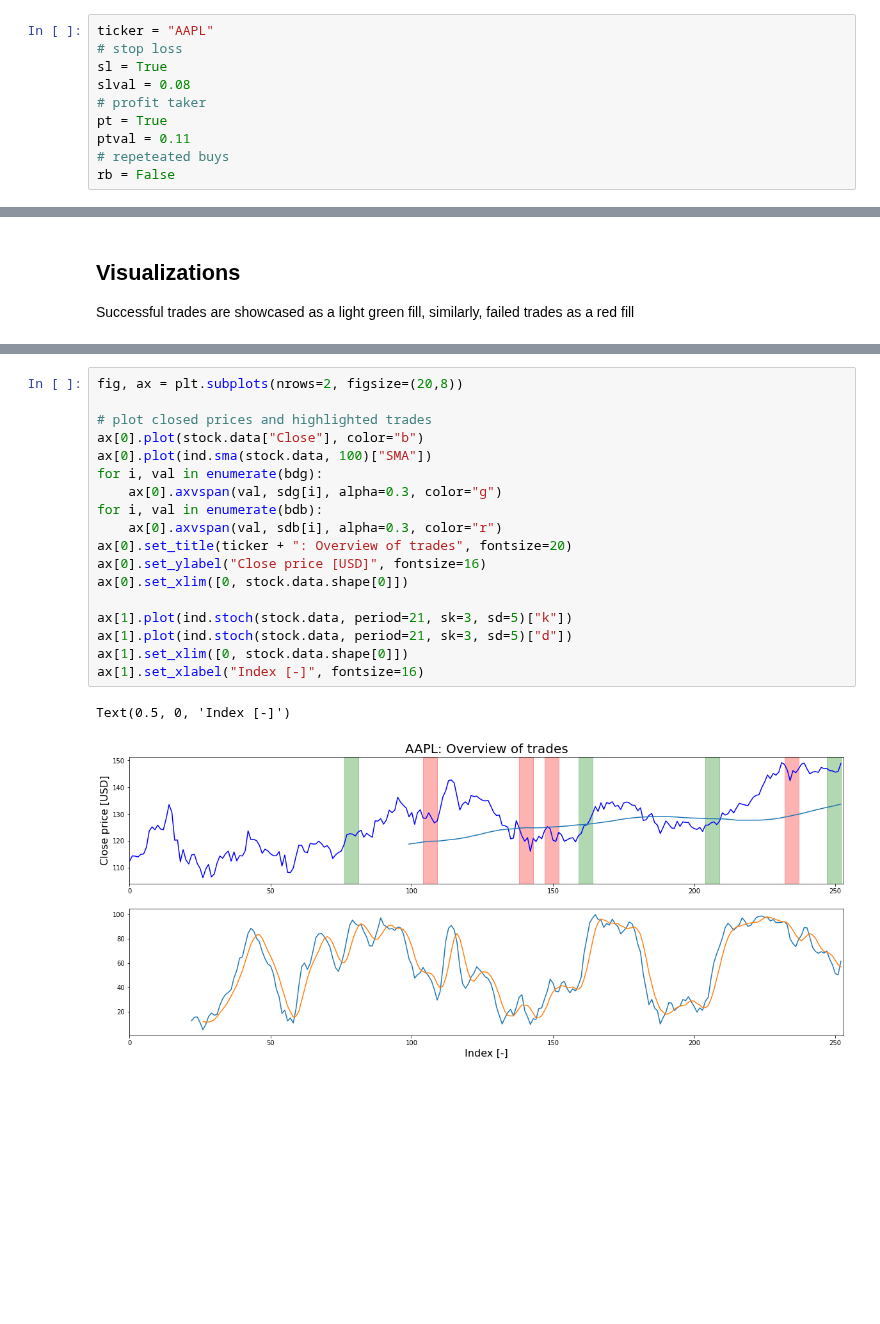
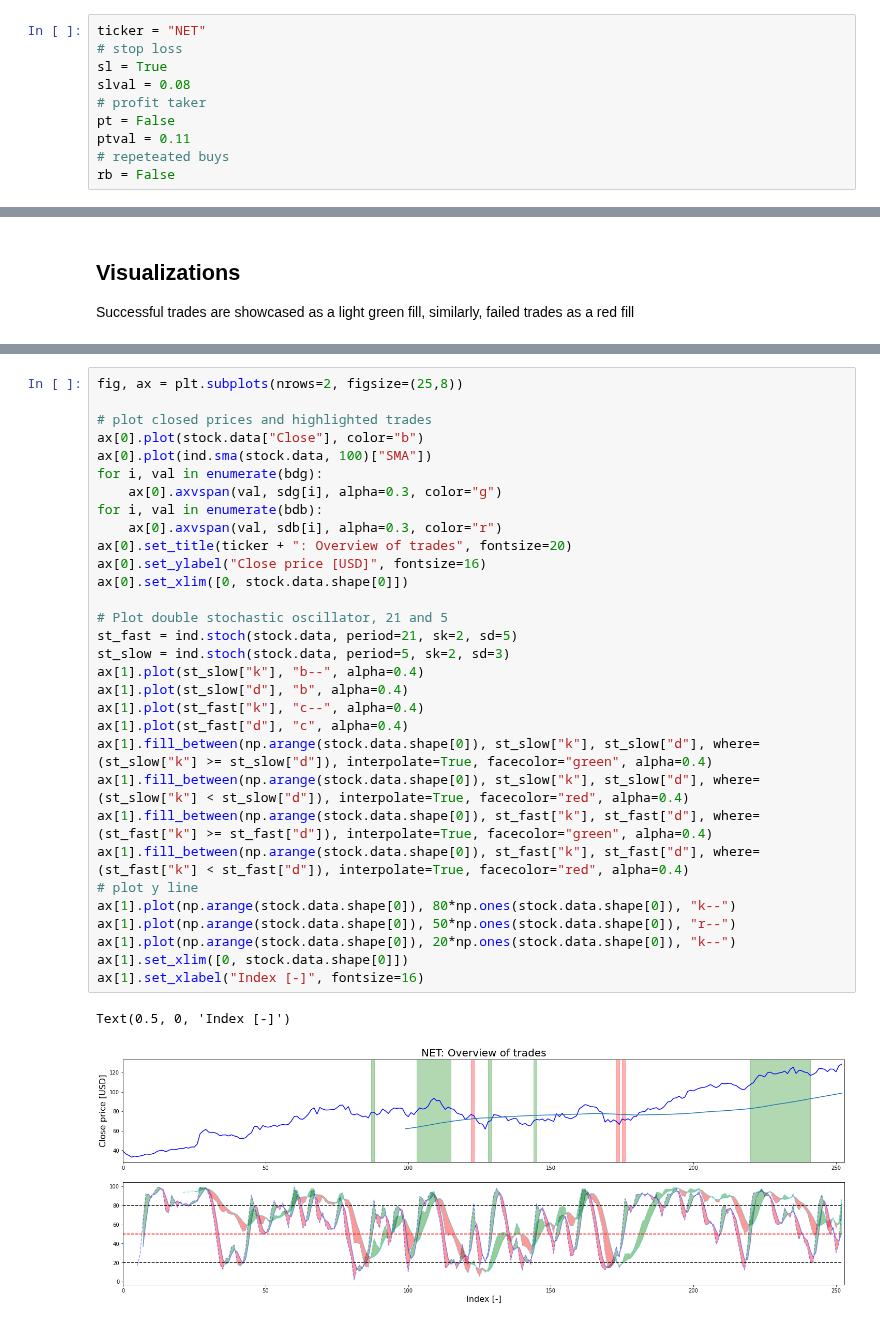
Before and after one commit to ofinke/stocksandloss, a Jupyter notebook: single_analysis_Ondra.ipynb, the cells around one changed output, grey strips where cells are left out. Drawn from its saved outputs; the diff is of its cells as text; blank space fills up the shorter version.

```diff
--- a/single_analysis_Ondra.ipynb
+++ b/single_analysis_Ondra.ipynb
@@ -18,12 +18,12 @@ import indicators as ind
 * Define if you want to run stop loss and what value
 * Same with profit taker
 # %%
-ticker = "AAPL"
+ticker = "NET"
 # stop loss
 sl = True
 slval = 0.08
 # profit taker
-pt = True
+pt = False
 ptval = 0.11
 # repeteated buys
 rb = False
@@ -141,21 +148,34 @@ fig.tight_layout()
 # %%
-fig, ax = plt.subplots(nrows=2, figsize=(20,8))
+fig, ax = plt.subplots(nrows=2, figsize=(25,8))
 
 # plot closed prices and highlighted trades
 ax[0].plot(stock.data["Close"], color="b")
 ax[0].plot(ind.sma(stock.data, 100)["SMA"])
 for i, val in enumerate(bdg):
     ax[0].axvspan(val, sdg[i], alpha=0.3, color="g")
 for i, val in enumerate(bdb):
     ax[0].axvspan(val, sdb[i], alpha=0.3, color="r")
 ax[0].set_title(ticker + ": Overview of trades", fontsize=20)
 ax[0].set_ylabel("Close price [USD]", fontsize=16)
 ax[0].set_xlim([0, stock.data.shape[0]])
 
-ax[1].plot(ind.stoch(stock.data, period=21, sk=3, sd=5)["k"])
-ax[1].plot(ind.stoch(stock.data, period=21, sk=3, sd=5)["d"])
+# Plot double stochastic oscillator, 21 and 5
+st_fast = ind.stoch(stock.data, period=21, sk=2, sd=5)
+st_slow = ind.stoch(stock.data, period=5, sk=2, sd=3)
+ax[1].plot(st_slow["k"], "b--", alpha=0.4)
+ax[1].plot(st_slow["d"], "b", alpha=0.4)
+ax[1].plot(st_fast["k"], "c--", alpha=0.4)
+ax[1].plot(st_fast["d"], "c", alpha=0.4)
+ax[1].fill_between(np.arange(stock.data.shape[0]), st_slow["k"], st_slow["d"], where=(st_slow["k"] >= st_slow["d"]), interpolate=True, facecolor="green", alpha=0.4)
+ax[1].fill_between(np.arange(stock.data.shape[0]), st_slow["k"], st_slow["d"], where=(st_slow["k"] < st_slow["d"]), interpolate=True, facecolor="red", alpha=0.4)
+ax[1].fill_between(np.arange(stock.data.shape[0]), st_fast["k"], st_fast["d"], where=(st_fast["k"] >= st_fast["d"]), interpolate=True, facecolor="green", alpha=0.4)
+ax[1].fill_between(np.arange(stock.data.shape[0]), st_fast["k"], st_fast["d"], where=(st_fast["k"] < st_fast["d"]), interpolate=True, facecolor="red", alpha=0.4)
+# plot y line
+ax[1].plot(np.arange(stock.data.shape[0]), 80*np.ones(stock.data.shape[0]), "k--")
+ax[1].plot(np.arange(stock.data.shape[0]), 50*np.ones(stock.data.shape[0]), "r--")
+ax[1].plot(np.arange(stock.data.shape[0]), 20*np.ones(stock.data.shape[0]), "k--")
 ax[1].set_xlim([0, stock.data.shape[0]])
 ax[1].set_xlabel("Index [-]", fontsize=16)
 # %% [output]
 Text(0.5, 0, 'Index [-]')
-[figure, old version]
+[figure, new version]
```
Also changed, not shown: parts of 4 cells of this notebook, 1 other file.
